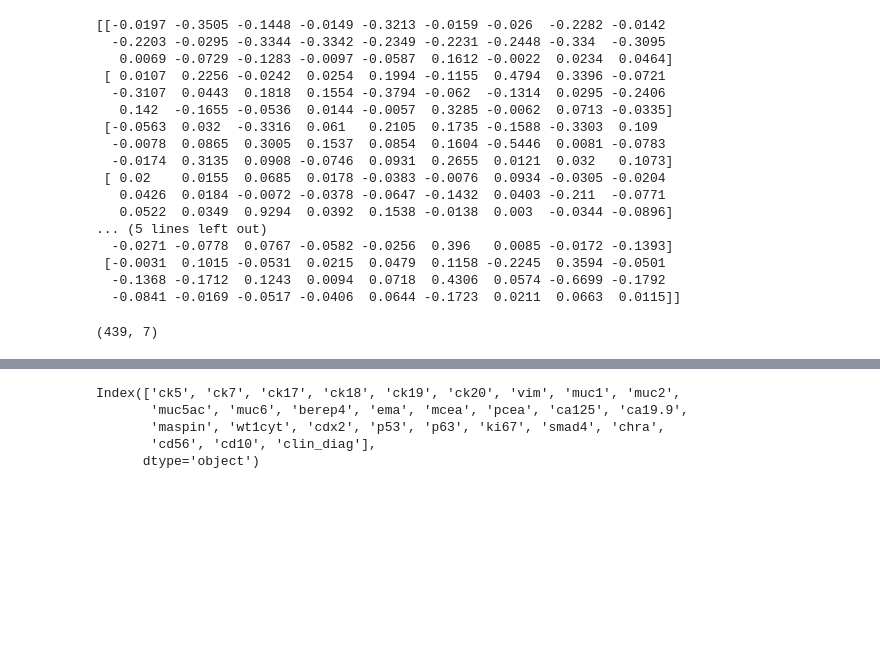
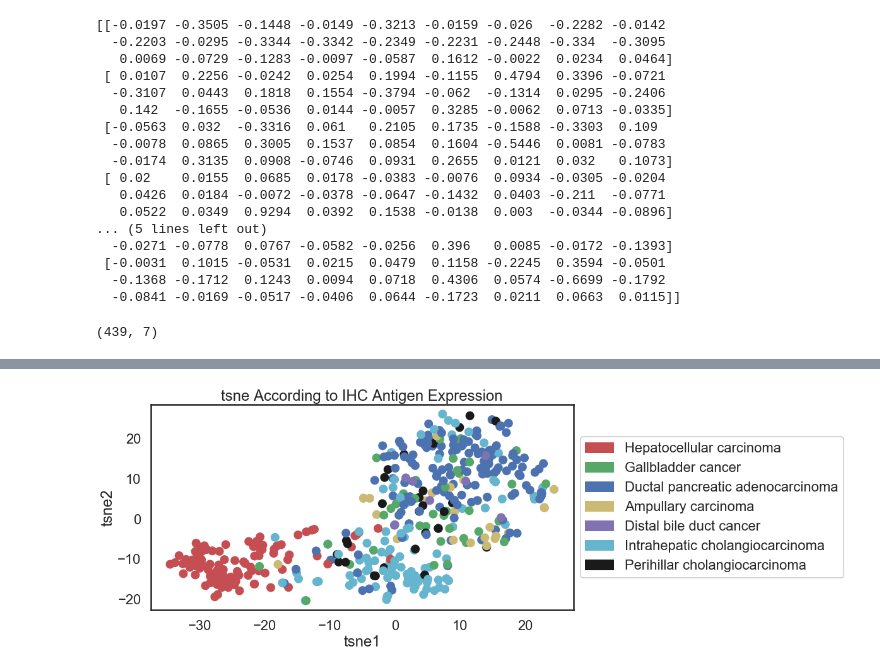
Before and after one commit to Dwgranadier/Capstone, a Jupyter notebook: TCFB_2020.ipynb, the cells around one changed output, grey strips where cells are left out. Drawn from its saved outputs; the diff is of its cells as text; code cells hidden in the pictures; blank space fills up the shorter version.

```diff
--- a/TCFB_2020.ipynb
+++ b/TCFB_2020.ipynb
@@ -327,8 +246,36 @@ TypeError: cannot do label indexing on <class 'pandas.core.indexes.base.Index'>
-# %%
-grouped_df.columns
-# %% [output]
-Index(['ck5', 'ck7', 'ck17', 'ck18', 'ck19', 'ck20', 'vim', 'muc1', 'muc2',
-       'muc5ac', 'muc6', 'berep4', 'ema', 'mcea', 'pcea', 'ca125', 'ca19.9',
-       'maspin', 'wt1cyt', 'cdx2', 'p53', 'p63', 'ki67', 'smad4', 'chra',
-       'cd56', 'cd10', 'clin_diag'],
-      dtype='object')
+# %%
+from sklearn.manifold import TSNE
+
+# 1. create the TSNE object, call it tsne. Tell it you want 2 components (ie, a 2D projection)
+
+tsne = TSNE(n_components=2)
+
+# 2. Fit the data to the model and transform to a new array (call it X_tsne) using tsne.fit_transform
+#     This combines the fit and transform steps into a single operation.
+
+X_tsne = tsne.fit_transform(X_df)
+
+
+# Use this matplotlib command to make a scatter plot of the two components, colored by the
+#  kmeans cluster assignments
+plt.figure(figsize=(12, 6))
+plt.scatter( X_tsne[:,0], X_tsne[:,1], c=colors )
+
+plt.title('tsne According to IHC Antigen Expression')
+plt.xlabel('tsne1')
+plt.ylabel('tsne2');
+plt.legend(grouped_df['clin_diag'])
+
+red_patch = mpatches.Patch(color='r', label='Hepatocellular carcinoma')
+green_patch = mpatches.Patch(color='g', label='Gallbladder cancer')
+blue_patch = mpatches.Patch(color='b', label='Ductal pancreatic adenocarcinoma')
+yellow_patch = mpatches.Patch(color='y', label='Ampullary carcinoma')
+m_patch = mpatches.Patch(color='m', label='Distal bile duct cancer')
+c_patch = mpatches.Patch(color='c', label='Intrahepatic cholangiocarcinoma')
+k_patch = mpatches.Patch(color='k', label='Perihillar cholangiocarcinoma')
+
+plt.gca().legend(handles=[red_patch , green_patch , blue_patch , yellow_patch, m_patch, c_patch , k_patch] , loc='center left', bbox_to_anchor=(1, 0.5))
+
+plt.show()
+# %% [output]
+[figure, added]
```
Also changed, not shown: parts of 27 cells of this notebook, 10 other files.
